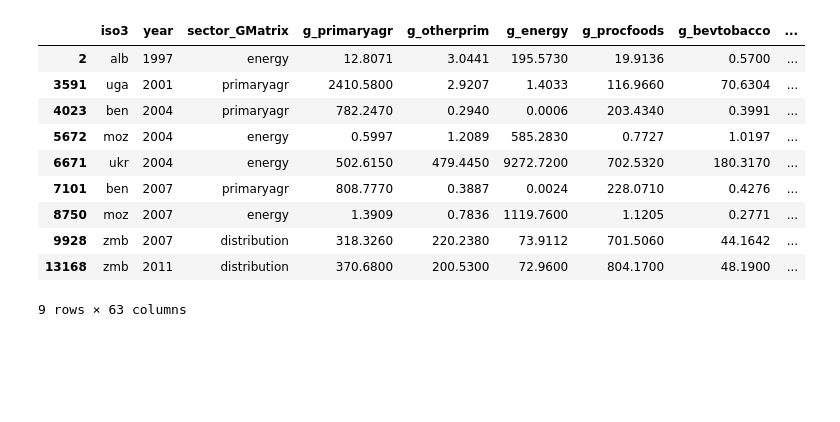
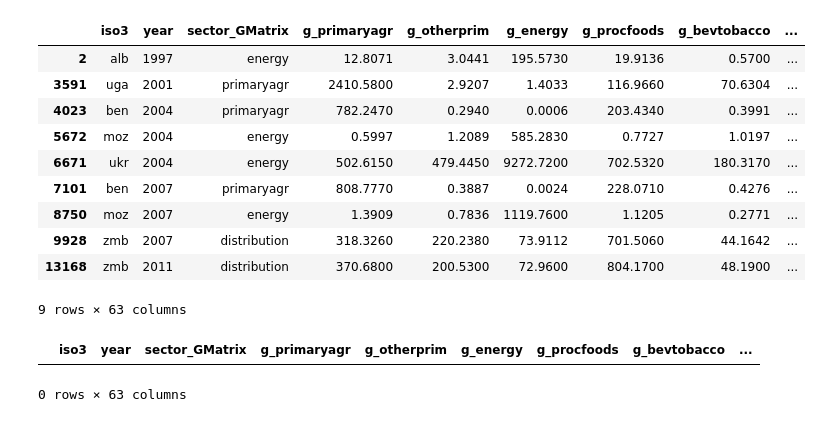
Before and after one commit to VictoriaTeCa/ActividadUNO, a Jupyter notebook: ActividadUNO.ipynb, the cells around one changed output. Cells and saved outputs as stored; diff of their text form; code cells hidden in the pictures; blank space fills up the shorter version.

Commit message:
Filtro E(5)

```diff
--- a/ActividadUNO.ipynb
+++ b/ActividadUNO.ipynb
@@ -86,3 +86,12 @@ d1
 | 9928 | zmb | 2007 | distribution | 318.3260 | 220.2380 | 73.9112 | 701.5060 | 44.1642 | ... |
 | 13168 | zmb | 2011 | distribution | 370.6800 | 200.5300 | 72.9600 | 804.1700 | 48.1900 | ... |
 9 rows × 63 columns
+# %%
+#Filtro e
+e1=df[(df["iso3"]=="tha") | (df["iso3"]=="kor")| (df["iso3"]=="phl")|
+(df["iso3"]=="ven")| (df["iso3"]=="deu")]
+e2=e1[(e1["g_textiles"]>1)&(e1["g_clothing"]<1)]
+e2
+# %% [output]
+|  | iso3 | year | sector_GMatrix | g_primaryagr | g_otherprim | g_energy | g_procfoods | g_bevtobacco | ... |
+0 rows × 63 columns
```
